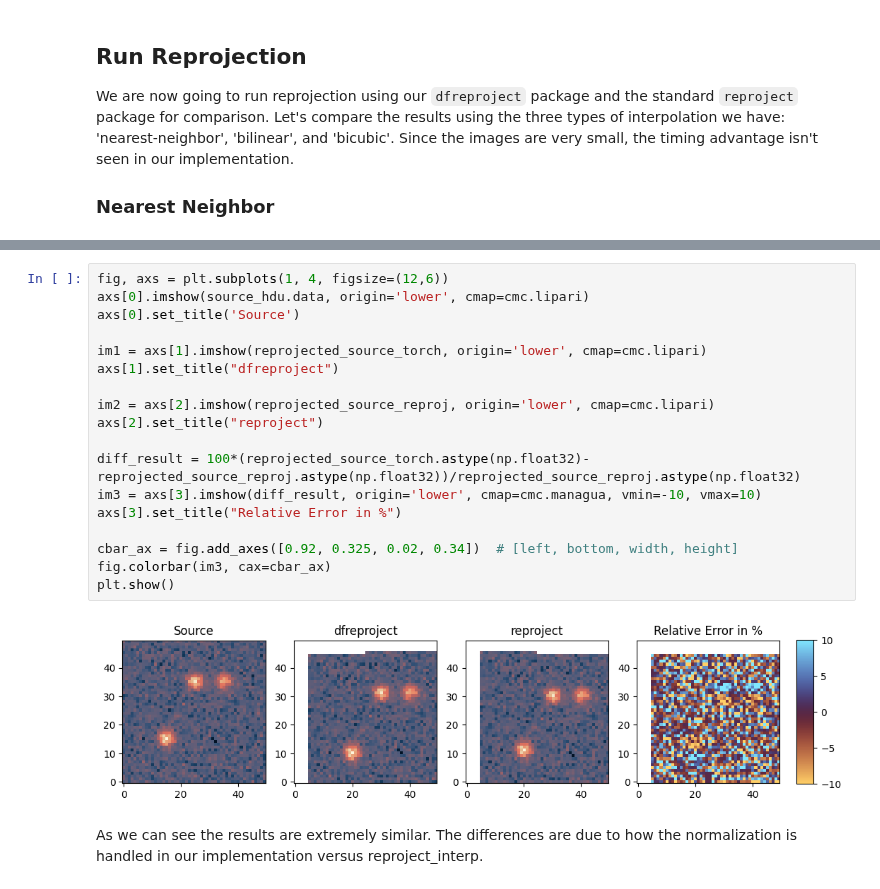
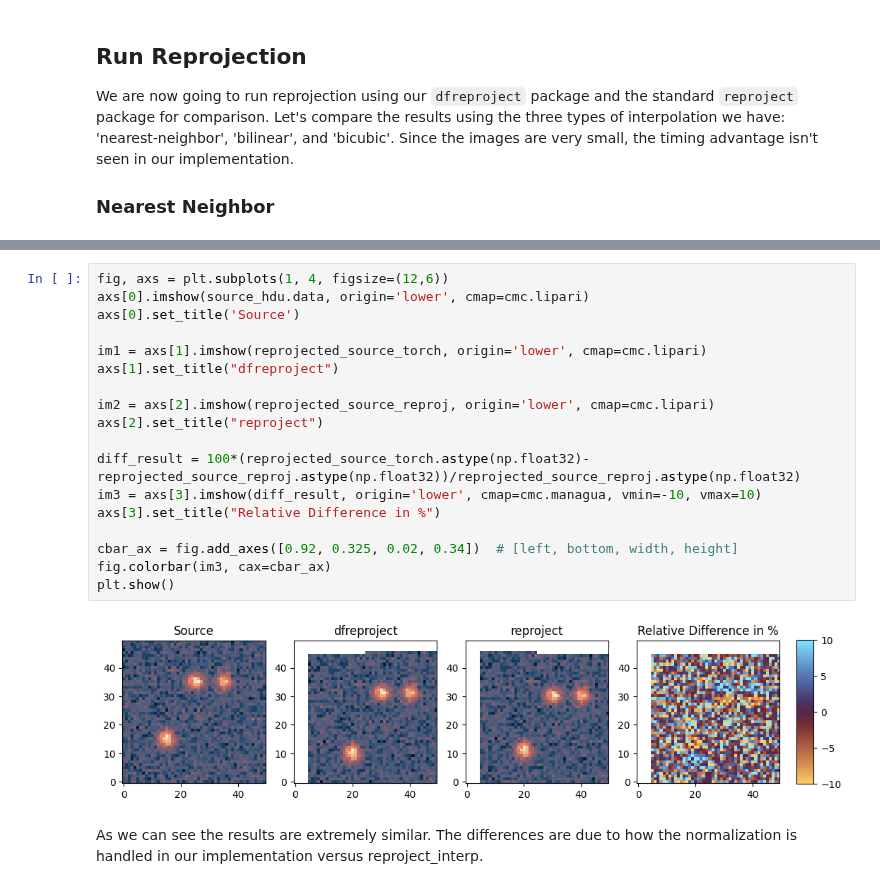
Before and after one commit to stevenrjanssens/dfreproject, a Jupyter notebook: demo/reprojection-comparison-mini.ipynb, the cells around one changed output, grey strips where cells are left out. Saved outputs shown, nothing was run; the diff lists cells and outputs as text.

```diff
--- a/demo/reprojection-comparison-mini.ipynb
+++ b/demo/reprojection-comparison-mini.ipynb
@@ -39,23 +39,23 @@ total time: 0.04015755653381348
 # %%
 fig, axs = plt.subplots(1, 4, figsize=(12,6))
 axs[0].imshow(source_hdu.data, origin='lower', cmap=cmc.lipari)
 axs[0].set_title('Source')
 
 im1 = axs[1].imshow(reprojected_source_torch, origin='lower', cmap=cmc.lipari)
 axs[1].set_title("dfreproject")
 
 im2 = axs[2].imshow(reprojected_source_reproj, origin='lower', cmap=cmc.lipari)
 axs[2].set_title("reproject")
 
 diff_result = 100*(reprojected_source_torch.astype(np.float32)- reprojected_source_reproj.astype(np.float32))/reprojected_source_reproj.astype(np.float32)
 im3 = axs[3].imshow(diff_result, origin='lower', cmap=cmc.managua, vmin=-10, vmax=10)
-axs[3].set_title("Relative Error in %")
+axs[3].set_title("Relative Difference in %")
 
 cbar_ax = fig.add_axes([0.92, 0.325, 0.02, 0.34])  # [left, bottom, width, height]
 fig.colorbar(im3, cax=cbar_ax)
 plt.show()
 # %% [output]
-[figure, old version]
+[figure, new version]
 # %% [markdown]
 As we can see the results are extremely similar. The differences are due to how the normalization is handled in our implementation versus reproject_interp.
 # %% [markdown]
```
Also changed, not shown: parts of 4 cells of this notebook, 2 other files.
